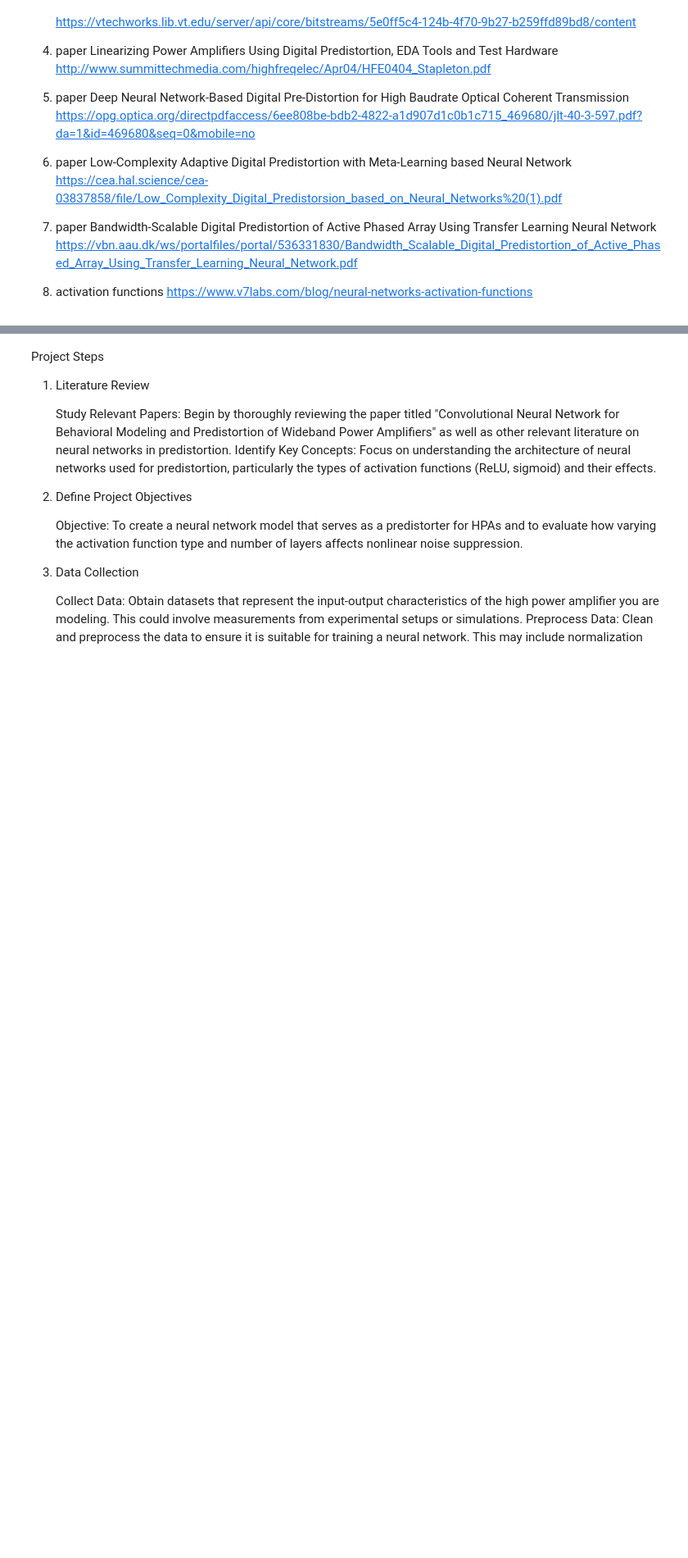
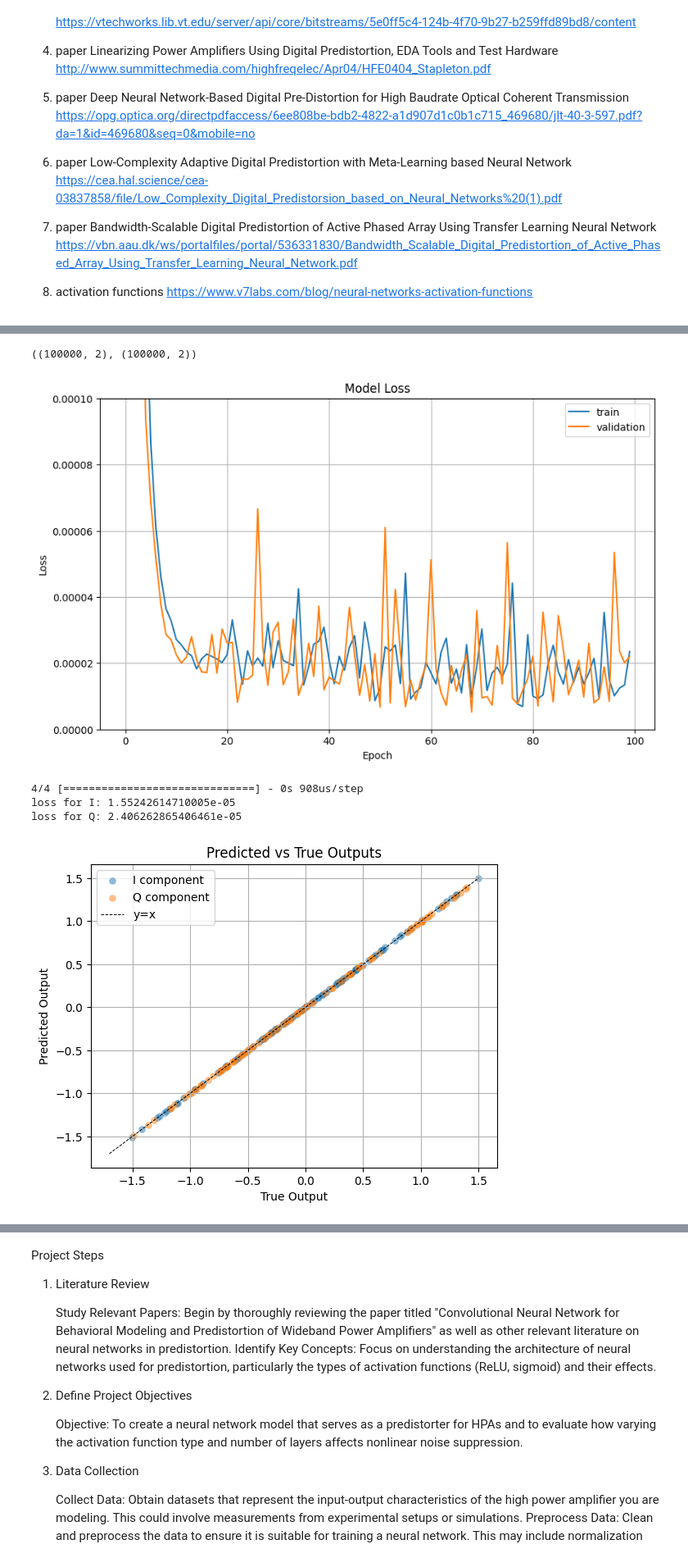
Before and after one commit to rainbowbrained/DPD_sk, a Jupyter notebook: Project.ipynb, the cells around one changed output, grey strips where cells are left out. Shown at 82% size. Cells and saved outputs as stored; diff of their text form; code cells hidden in the pictures; blank space fills up the shorter version.

```diff
--- a/Project.ipynb
+++ b/Project.ipynb
@@ -47,0 +159,69 @@ https://www.v7labs.com/blog/neural-networks-activation-functions
+# %%
+# Generating synthetic data for demonstration
+def generate_data(num_samples):
+    # Simulate input signals (I and Q components)
+    I = np.random.uniform(-1, 1, num_samples)
+    Q = np.random.uniform(-1, 1, num_samples)
+
+    # Simulate a simple nonlinear distortion (e.g., cubic nonlinearity)
+    output_I = I + 0.5 * I**3 - 0.2 * Q**2
+    output_Q = Q + 0.5 * Q**3 - 0.2 * I**2
+    return np.column_stack((I, Q)), np.column_stack((output_I, output_Q))
+
+X, y = generate_data(100000)  # Generate 10,000 samples
+X.shape, y.shape
+# %% [output]
+((100000, 2), (100000, 2))
+# %%
+# Define the model
+model_relu = keras.Sequential([
+    layers.Input(shape=(2,)),  # Input shape for I and Q components
+    layers.Dense(64, activation='relu'),
+    layers.Dense(64, activation='relu'),
+    layers.Dense(2)  # Output layer for predistorted I and Q components
+])
+
+model_relu.compile(optimizer='adam', loss='mse')
+
+start = time.time()
+history_relu = model_relu.fit(X, y, epochs=120, batch_size=32,validation_split=0.2, verbose=0)
+end = time.time()
+print('training time = ', end - start)
+# %%
+# Generating new data
+X_test_new, y_test_new= generate_data(100)
+# %%
+# Plot training history
+plt.figure(figsize=(10,6))
+plt.plot(history_relu.history['loss'], label='train')
+plt.plot(history_relu.history['val_loss'], label='validation')
+
+plt.title('Model Loss')
+plt.ylabel('Loss')
+plt.xlabel('Epoch')
+plt.legend()
+plt.ylim([0, 0.0001])
+plt.grid()
+plt.show()
+
+predictions = model_relu.predict(X_test_new)
+lossI = keras.losses.mean_squared_error(y_test_new[:, 0], predictions[:, 0])
+lossQ = keras.losses.mean_squared_error(y_test_new[:, 1], predictions[:, 1])
+print('loss for I:', float(lossI),'\nloss for Q:', float(lossQ))
+# Compare predictions with actual outputs
+plt.scatter(y_test_new[:, 0], predictions[:, 0], linewidths=0.1, label='I component', alpha=0.5)
+plt.scatter(y_test_new[:, 1], predictions[:, 1], linewidths=0.1, label='Q component', alpha=0.5)
+plt.plot([-1.7, 1.5], [-1.7, 1.5], 'k--', linewidth=0.7, label='y=x')
+plt.title('Model Loss')
+plt.xlabel('True Output')
+plt.ylabel('Predicted Output')
+plt.title('Predicted vs True Outputs')
+plt.legend()
+plt.grid()
+plt.show()
+# %% [output]
+[figure, added]
+4/4 [==============================] - 0s 908us/step
+loss for I: 1.55242614710005e-05
+loss for Q: 2.406262865406461e-05
+[figure, added]
```
Also changed, not shown: parts of 17 cells of this notebook.
